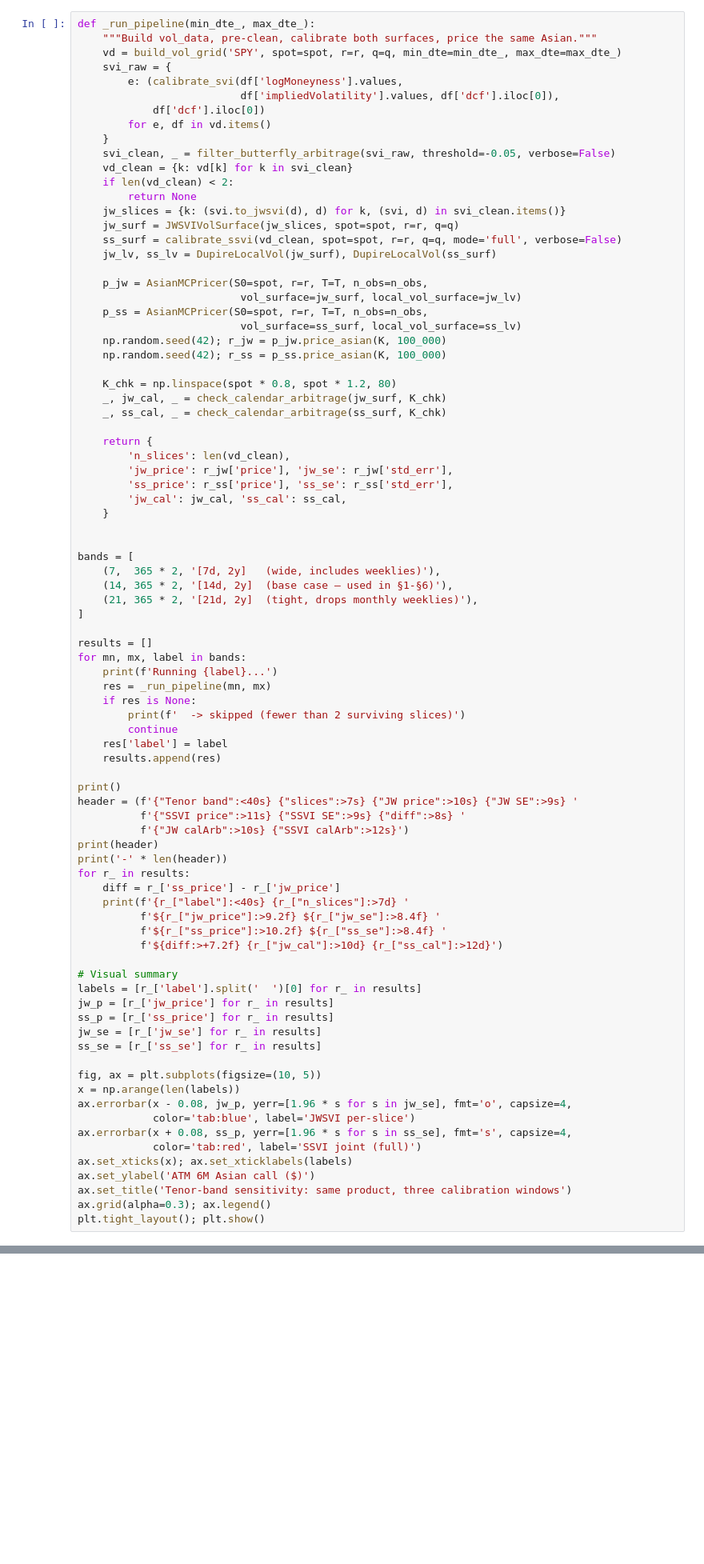
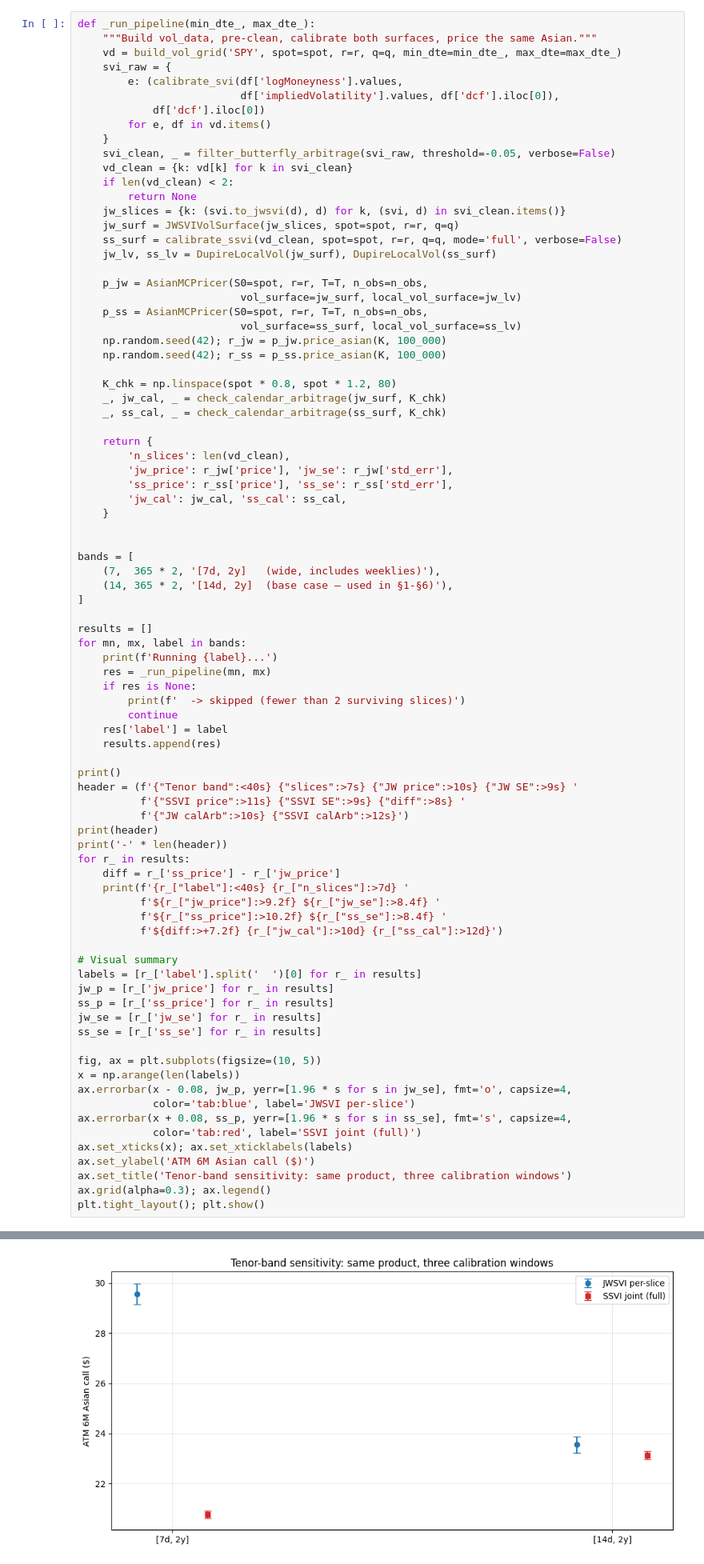
Before and after one commit to linhzhang217/numerical_methods_project, a Jupyter notebook: notebooks/demo.ipynb, the cells around one changed output, grey strips where cells are left out. Shown at 80% size. Drawn from its saved outputs; the diff is of its cells as text; blank space fills up the shorter version.

```diff
--- a/notebooks/demo.ipynb
+++ b/notebooks/demo.ipynb
@@ -391,7 +438,6 @@ def _run_pipeline(min_dte_, max_dte_):
 bands = [
     (7,  365 * 2, '[7d, 2y]   (wide, includes weeklies)'),
     (14, 365 * 2, '[14d, 2y]  (base case — used in §1-§6)'),
-    (21, 365 * 2, '[21d, 2y]  (tight, drops monthly weeklies)'),
 ]
 
 results = []
@@ -435,3 +481,4 @@ ax.set_ylabel('ATM 6M Asian call ($)')
 ax.set_title('Tenor-band sensitivity: same product, three calibration windows')
 ax.grid(alpha=0.3); ax.legend()
 plt.tight_layout(); plt.show()
+# %% [output]
@@ -438,3 +492,4 @@ plt.tight_layout(); plt.show()
+[figure, added]
 # %% [markdown]
 **Reading the chart**:
 - CIs **overlap** → calibrator choice doesn't matter, you have a price.
```
Also changed, not shown: parts of 8 cells of this notebook.
